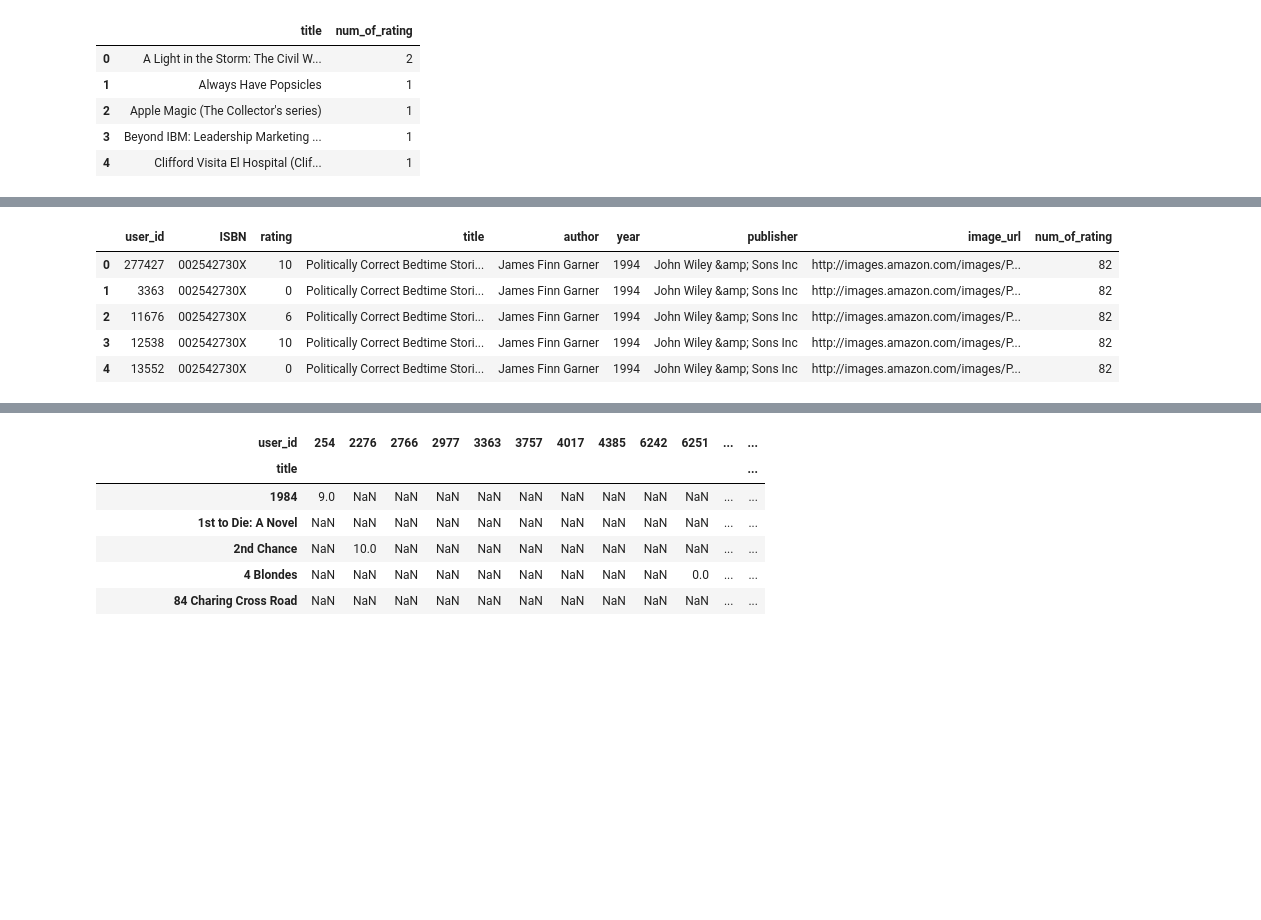
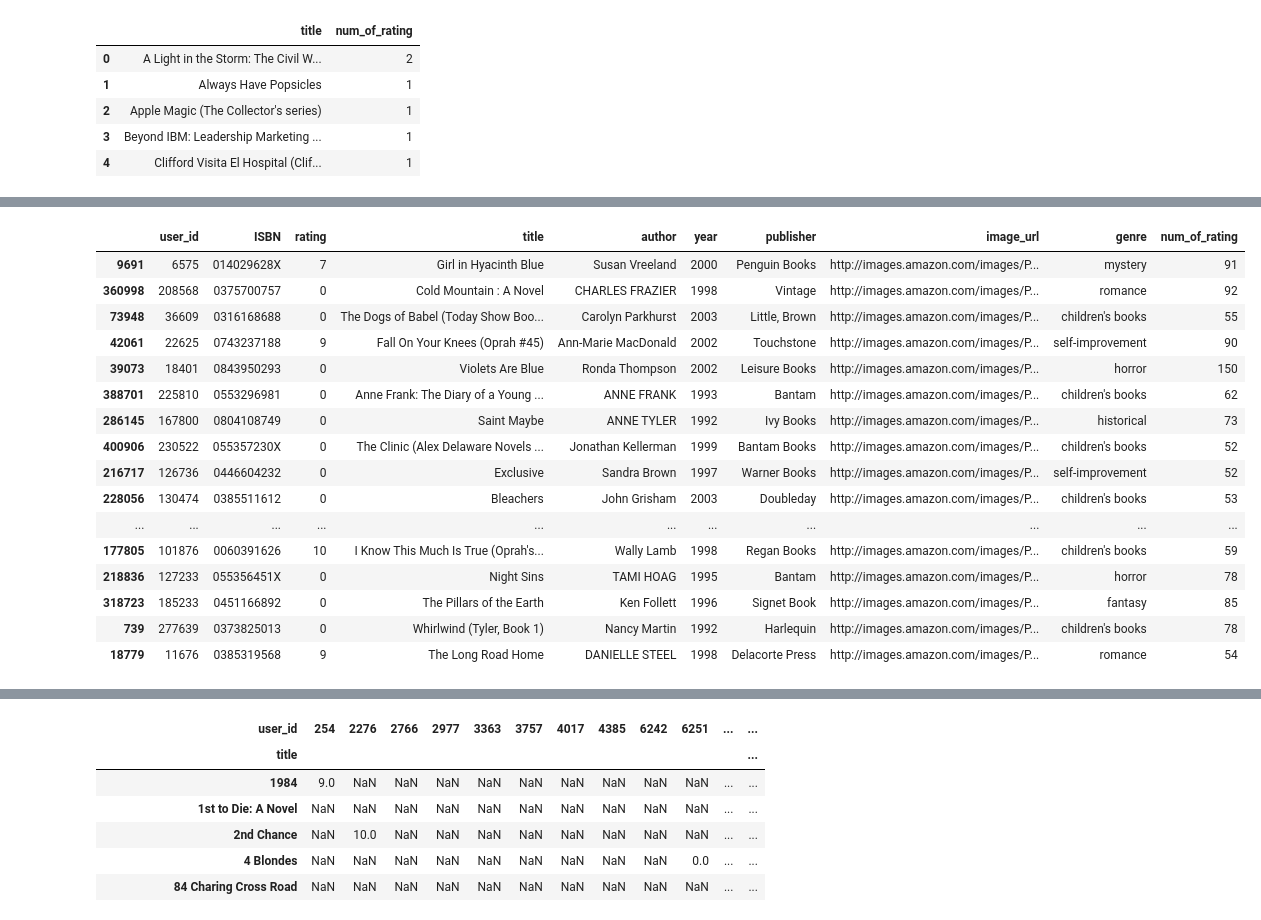
Before and after one commit to razyousuf/Book-Recommendation-Clustering-Pipeline, a Jupyter notebook: Experiment/research.ipynb, the cells around one changed output, grey strips where cells are left out. Drawn from its saved outputs; the diff is of its cells as text; code cells hidden in the pictures; blank space fills up the shorter version.

```diff
--- a/Experiment/research.ipynb
+++ b/Experiment/research.ipynb
@@ -91,3 +109,5 @@ genres = genres[['ISBN','genre']]
+# %%
+genres = genres.drop_duplicates(subset='ISBN')  # Keep first genre per ISBN
 # %%
 # Now join genres with books
 
@@ -148,6 +169,6 @@ users.head()
 | 3 | 4 | porto, v.n.gaia, portugal | 17.0 |
 | 4 | 5 | farnborough, hants, united kingdom | NaN |
 # %%
-# Now load the third dataframe
+# Now load the fourth dataframe (ratings)
 
-ratings = pd.read_csv('BX-Book-Ratings.csv', sep=";", error_bad_lines=False, encoding='latin-1')
+ratings = pd.read_csv(r'F:\AI\MLOps\Book-Recommendation-Clustering-Pipeline\artifacts\dataset\ingested_data\BX-Book-Ratings.csv', sep=";", on_bad_lines='skip', encoding='latin-1')
@@ -295,11 +331,22 @@ final_rating.head()
 
 final_rating = final_rating[final_rating['num_of_rating'] >= 50]
 # %%
-final_rating.head()
+final_rating.sample(30)
 # %% [output]
-|  | user_id | ISBN | rating | title | author | year | publisher | image_url | num_of_rating |
-| 0 | 277427 | 002542730X | 10 | Politically Correct Bedtime Stori... | James Finn Garner | 1994 | John Wiley &amp; Sons Inc | http://images.amazon.com/images/P... | 82 |
-| 1 | 3363 | 002542730X | 0 | Politically Correct Bedtime Stori... | James Finn Garner | 1994 | John Wiley &amp; Sons Inc | http://images.amazon.com/images/P... | 82 |
-| 2 | 11676 | 002542730X | 6 | Politically Correct Bedtime Stori... | James Finn Garner | 1994 | John Wiley &amp; Sons Inc | http://images.amazon.com/images/P... | 82 |
-| 3 | 12538 | 002542730X | 10 | Politically Correct Bedtime Stori... | James Finn Garner | 1994 | John Wiley &amp; Sons Inc | http://images.amazon.com/images/P... | 82 |
-| 4 | 13552 | 002542730X | 0 | Politically Correct Bedtime Stori... | James Finn Garner | 1994 | John Wiley &amp; Sons Inc | http://images.amazon.com/images/P... | 82 |
+|  | user_id | ISBN | rating | title | author | year | publisher | image_url | genre | num_of_rating |
+| 9691 | 6575 | 014029628X | 7 | Girl in Hyacinth Blue | Susan Vreeland | 2000 | Penguin Books | http://images.amazon.com/images/P... | mystery | 91 |
+| 360998 | 208568 | 0375700757 | 0 | Cold Mountain : A Novel | CHARLES FRAZIER | 1998 | Vintage | http://images.amazon.com/images/P... | romance | 92 |
+| 73948 | 36609 | 0316168688 | 0 | The Dogs of Babel (Today Show Boo... | Carolyn Parkhurst | 2003 | Little, Brown | http://images.amazon.com/images/P... | children's books | 55 |
+| 42061 | 22625 | 0743237188 | 9 | Fall On Your Knees (Oprah #45) | Ann-Marie MacDonald | 2002 | Touchstone | http://images.amazon.com/images/P... | self-improvement | 90 |
+| 39073 | 18401 | 0843950293 | 0 | Violets Are Blue | Ronda Thompson | 2002 | Leisure Books | http://images.amazon.com/images/P... | horror | 150 |
+| 388701 | 225810 | 0553296981 | 0 | Anne Frank: The Diary of a Young ... | ANNE FRANK | 1993 | Bantam | http://images.amazon.com/images/P... | children's books | 62 |
+| 286145 | 167800 | 0804108749 | 0 | Saint Maybe | ANNE TYLER | 1992 | Ivy Books | http://images.amazon.com/images/P... | historical | 73 |
+| 400906 | 230522 | 055357230X | 0 | The Clinic (Alex Delaware Novels ... | Jonathan Kellerman | 1999 | Bantam Books | http://images.amazon.com/images/P... | children's books | 52 |
+| 216717 | 126736 | 0446604232 | 0 | Exclusive | Sandra Brown | 1997 | Warner Books | http://images.amazon.com/images/P... | self-improvement | 52 |
+| 228056 | 130474 | 0385511612 | 0 | Bleachers | John Grisham | 2003 | Doubleday | http://images.amazon.com/images/P... | children's books | 53 |
+| ... | ... | ... | ... | ... | ... | ... | ... | ... | ... | ... |
+| 177805 | 101876 | 0060391626 | 10 | I Know This Much Is True (Oprah's... | Wally Lamb | 1998 | Regan Books | http://images.amazon.com/images/P... | children's books | 59 |
+| 218836 | 127233 | 055356451X | 0 | Night Sins | TAMI HOAG | 1995 | Bantam | http://images.amazon.com/images/P... | horror | 78 |
+| 318723 | 185233 | 0451166892 | 0 | The Pillars of the Earth | Ken Follett | 1996 | Signet Book | http://images.amazon.com/images/P... | fantasy | 85 |
+| 739 | 277639 | 0373825013 | 0 | Whirlwind (Tyler, Book 1) | Nancy Martin | 1992 | Harlequin | http://images.amazon.com/images/P... | children's books | 78 |
+| 18779 | 11676 | 0385319568 | 9 | The Long Road Home | DANIELLE STEEL | 1998 | Delacorte Press | http://images.amazon.com/images/P... | romance | 54 |
```
Also changed, not shown: parts of 33 cells of this notebook, 17 other files.
